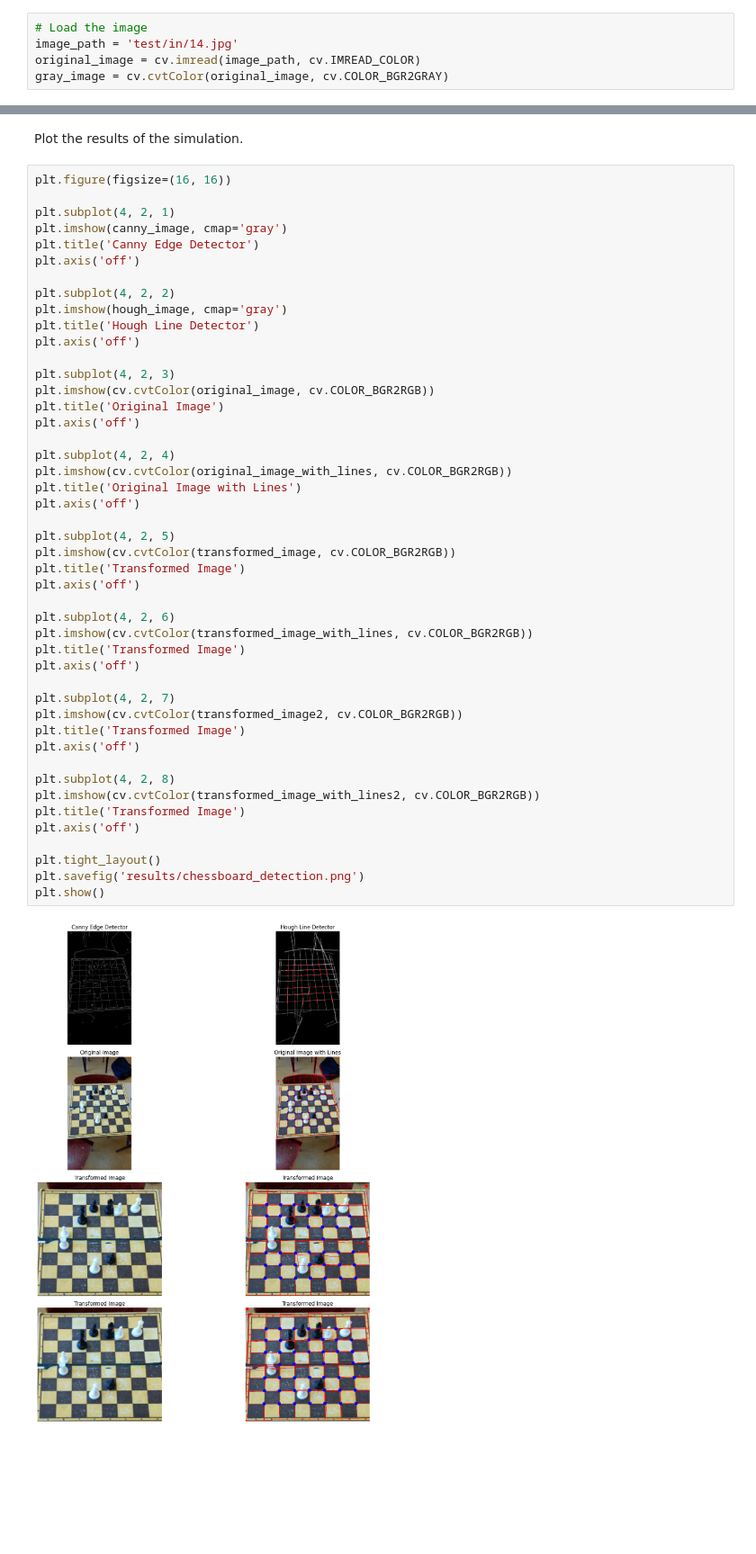
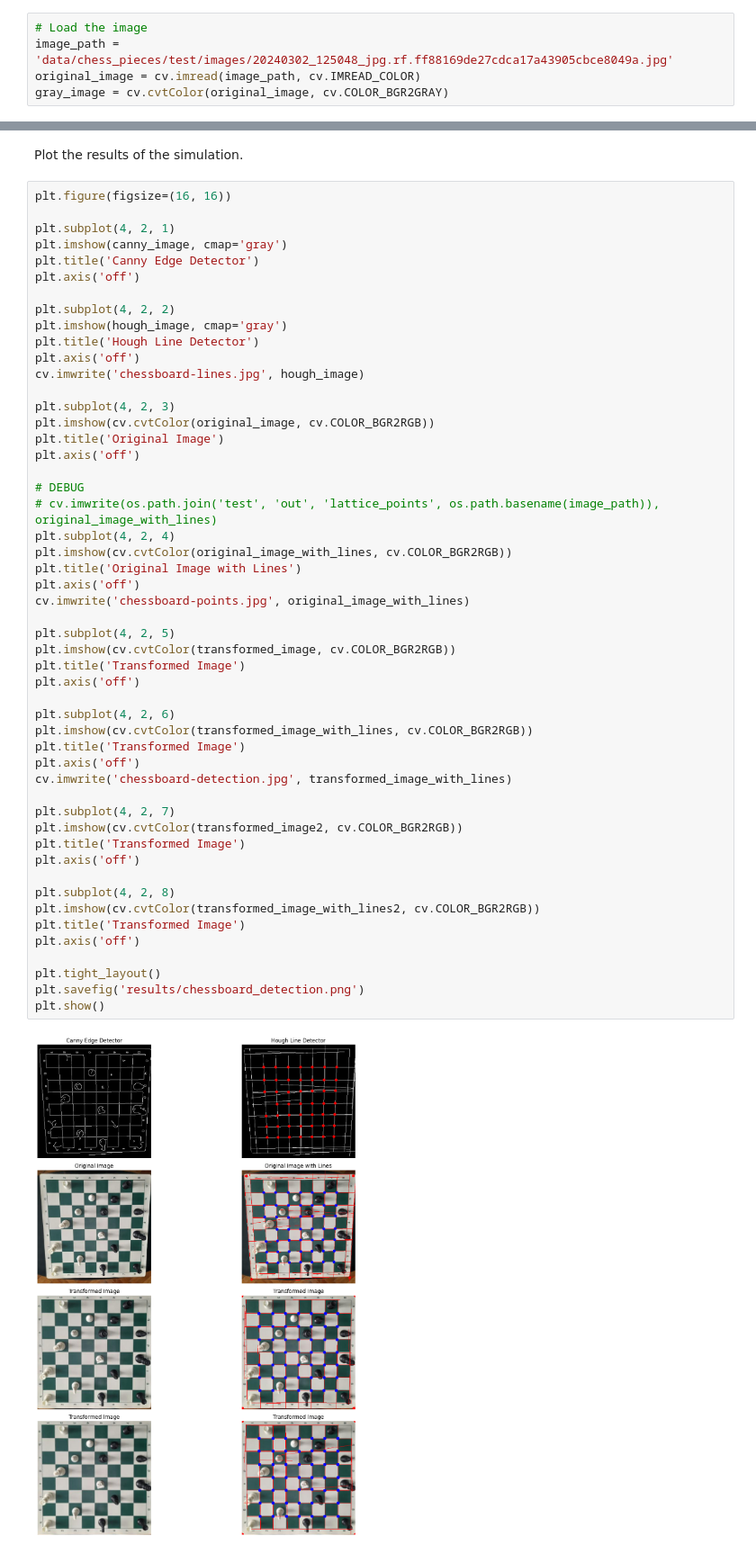
Before and after one commit to tbtiberiu/chess-position-detector, a Jupyter notebook: chessboard-detector.ipynb, the cells around one changed output, grey strips where cells are left out. Shown at 90% size. Cells and saved outputs as stored; diff of their text form; blank space fills up the shorter version.

Commit message:
Add paper tests

```diff
--- a/chessboard-detector.ipynb
+++ b/chessboard-detector.ipynb
@@ -8,7 +9,7 @@ from utils.lines_detector import LinesDetector
 from detectors.chessboard_detector import ChessboardDetector
 # %%
 # Load the image
-image_path = 'test/in/14.jpg'
+image_path = 'data/chess_pieces/test/images/20240302_125048_jpg.rf.ff88169de27cdca17a43905cbce8049a.jpg'
 original_image = cv.imread(image_path, cv.IMREAD_COLOR)
 gray_image = cv.cvtColor(original_image, cv.COLOR_BGR2GRAY)
 # %%
@@ -55,39 +66,44 @@ plt.subplot(4, 2, 2)
 plt.imshow(hough_image, cmap='gray')
 plt.title('Hough Line Detector')
 plt.axis('off')
+cv.imwrite('chessboard-lines.jpg', hough_image)
 
 plt.subplot(4, 2, 3)
 plt.imshow(cv.cvtColor(original_image, cv.COLOR_BGR2RGB))
 plt.title('Original Image')
 plt.axis('off')
 
+# DEBUG
+# cv.imwrite(os.path.join('test', 'out', 'lattice_points', os.path.basename(image_path)), original_image_with_lines)
 plt.subplot(4, 2, 4)
 plt.imshow(cv.cvtColor(original_image_with_lines, cv.COLOR_BGR2RGB))
 plt.title('Original Image with Lines')
 plt.axis('off')
+cv.imwrite('chessboard-points.jpg', original_image_with_lines)
 
 plt.subplot(4, 2, 5)
 plt.imshow(cv.cvtColor(transformed_image, cv.COLOR_BGR2RGB))
 plt.title('Transformed Image')
 plt.axis('off')
 
 plt.subplot(4, 2, 6)
 plt.imshow(cv.cvtColor(transformed_image_with_lines, cv.COLOR_BGR2RGB))
 plt.title('Transformed Image')
 plt.axis('off')
+cv.imwrite('chessboard-detection.jpg', transformed_image_with_lines)
 
 plt.subplot(4, 2, 7)
 plt.imshow(cv.cvtColor(transformed_image2, cv.COLOR_BGR2RGB))
 plt.title('Transformed Image')
 plt.axis('off')
 
 plt.subplot(4, 2, 8)
 plt.imshow(cv.cvtColor(transformed_image_with_lines2, cv.COLOR_BGR2RGB))
 plt.title('Transformed Image')
 plt.axis('off')
 
 plt.tight_layout()
 plt.savefig('results/chessboard_detection.png')
 plt.show()
 # %% [output]
-[figure, old version]
+[figure, new version]
```
Also changed, not shown: parts of 3 cells of this notebook, 30 other files.
